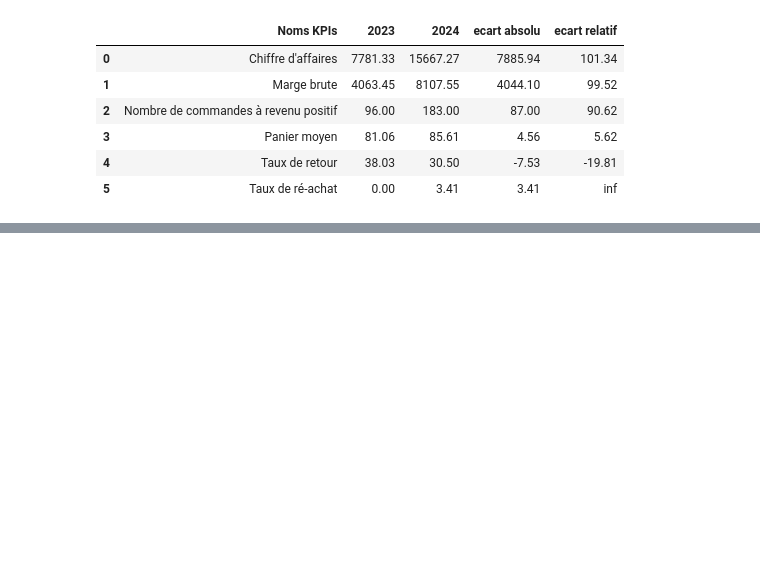
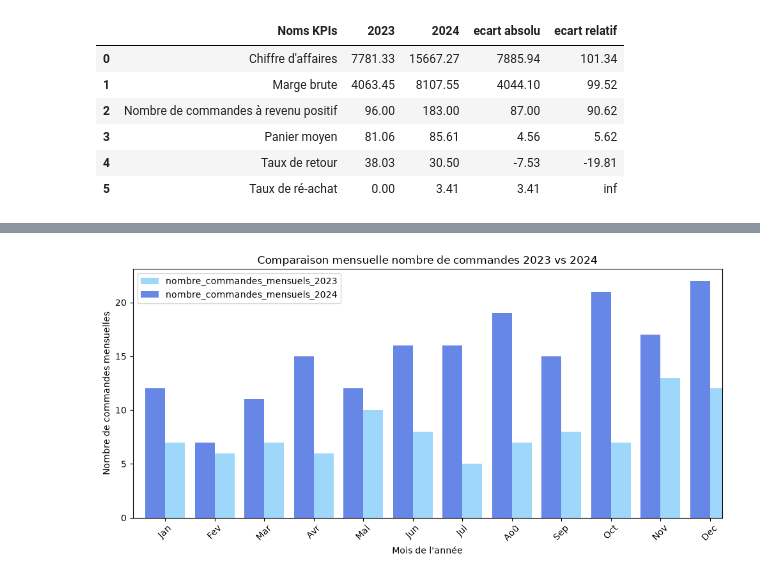
Before and after one commit to glimaleba/projet_thelook, a Jupyter notebook: notebooks/01_EDA_python.ipynb, the cells around one changed output, grey strips where cells are left out. Saved outputs shown, nothing was run; the diff lists cells and outputs as text; code cells hidden in the pictures; blank space fills up the shorter version.

```diff
--- a/notebooks/01_EDA_python.ipynb
+++ b/notebooks/01_EDA_python.ipynb
@@ -1095,0 +1142,35 @@ df_kpi_2023_2024.round(2) # affichage comparatif des KPIs 2023 vs 2024
+# %%
+# Comparaison des nombres de commandes mensuelles 2023 vs 2024
+nombre_commandes_mensuels_2023=df_copie[masque_commandes_2023_rev_positif].groupby(df_copie[masque_commandes_2023_rev_positif]["delivered_at"].dt.month)["order_id"].nunique()
+nombre_commandes_mensuels_2024=df_copie[masque_commandes_2024_rev_positif].groupby(df_copie[masque_commandes_2024_rev_positif]["delivered_at"].dt.month)["order_id"].nunique()
+fig,axi=plt.subplots(figsize=(10,5))
+nombre_commandes_mensuels_2023.plot(
+    kind="bar",
+    ax=axi,
+    color="lightskyblue",
+    alpha=0.8,
+    width=0.4,
+    position=0,
+    label="nombre_commandes_mensuels_2023"
+)
+nombre_commandes_mensuels_2024.plot(
+    kind="bar",
+    ax=axi,
+    color="royalblue",
+    alpha=0.8,
+    width=0.4,
+    position=1,
+    label="nombre_commandes_mensuels_2024"
+)
+axi.set_title("Comparaison mensuelle nombre de commandes 2023 vs 2024")
+axi.set_xlabel("Mois de l'année")
+axi.set_ylabel("Nombre de commandes mensuelles")
+axi.legend()
+plt.xticks(
+    ticks=range(12),
+    labels=["Jan","Fev","Mar","Avr","Mai","Jun","Jui","Aoû","Sep","Oct","Nov","Dec"],
+    rotation=45
+)
+plt.tight_layout()
+# %% [output]
+[figure, added]
```
Also changed, not shown: parts of 15 cells of this notebook.
